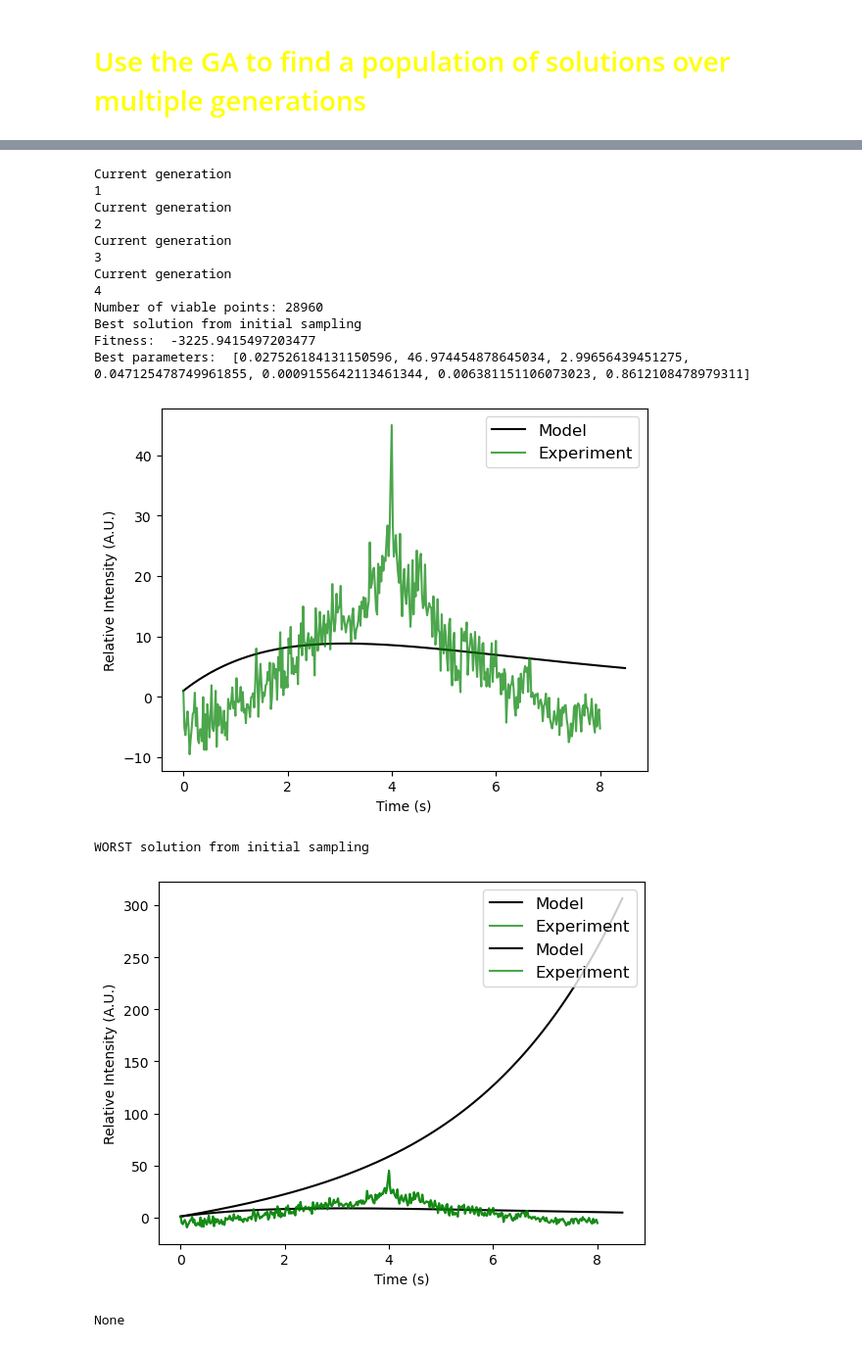
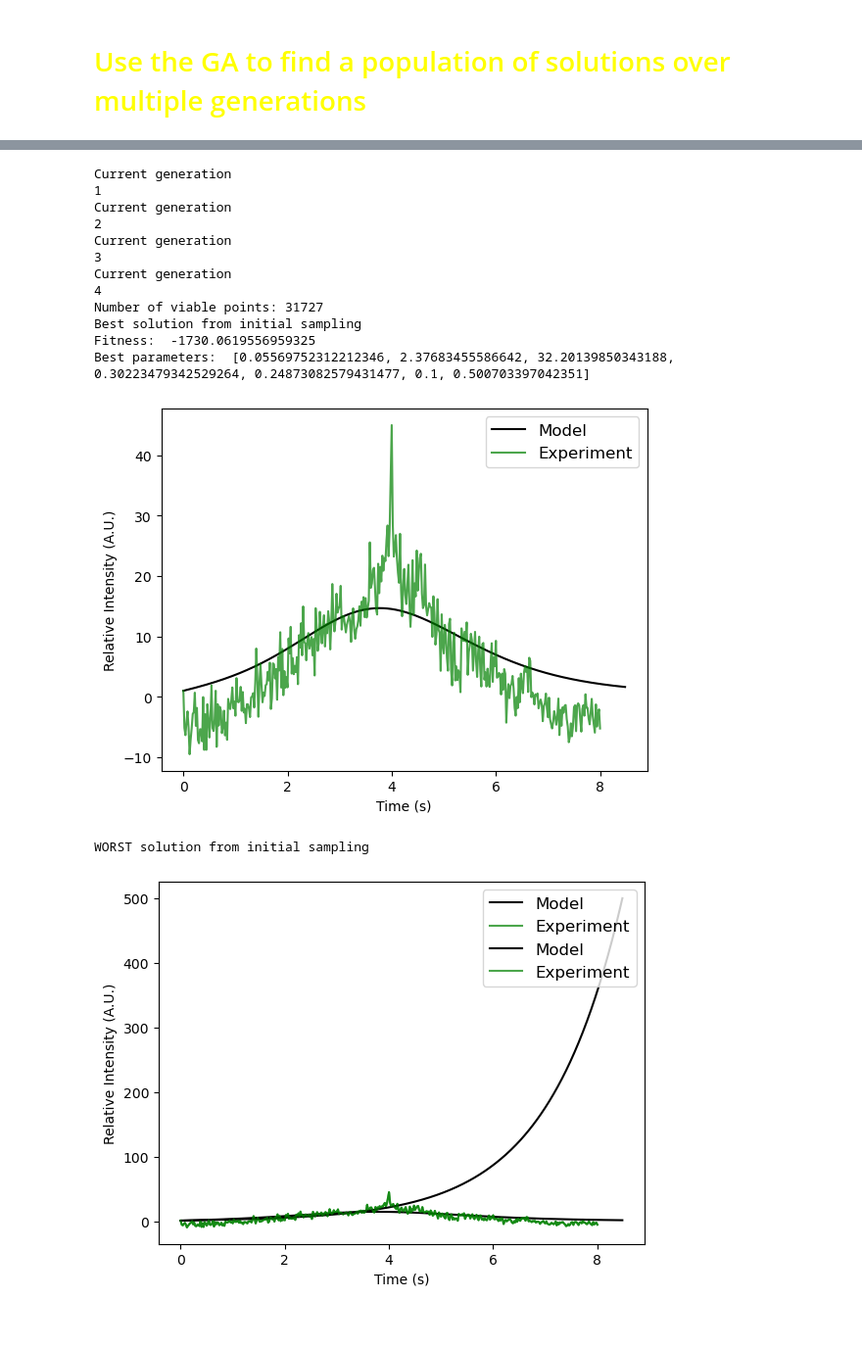
Before and after one commit to lanceman999/dynamin_model, a Jupyter notebook: PythonCode/dynamin1AB_opt_fullKinetics.ipynb, the cells around one changed output, grey strips where cells are left out. Shown: that part at 98% size. Drawn from its saved outputs; the diff is of its cells as text; code cells hidden in the pictures.

```diff
--- a/PythonCode/dynamin1AB_opt_fullKinetics.ipynb
+++ b/PythonCode/dynamin1AB_opt_fullKinetics.ipynb
@@ -222,10 +217,10 @@ class Oscillator:
 		kbDRD=Dsol0*Rdilute0/Dmem0*kfDRD
 		kfhyd=candidate[5] #hydrolysis reaction of dynamin
 		GTPconc = self.GTPconc
-		kfhyd_propagations = candidate[6]
+		kfhyd_propagation = candidate[6]
 
 
-		rateParams=np.array([kfDRC, kfDRD, kbDRD, self.gamma, kfDydy, kfhyd,  GTPconc, kfhyd_propagations])
+		rateParams=np.array([kfDRC, kfDRD, kbDRD, self.gamma, kfDydy, kfhyd,  GTPconc, kfhyd_propagation])
 
         #Solve the ODE from 0 to tMax (8.5 seconds)
 		solution = scipy.integrate.solve_ivp(fun=self.dynaminODE,method='Radau', t_span=(0, self.tMax), y0=initValues, t_eval=self.timePoints, args=(rateParams,), rtol=1e-7, atol=1e-9)
@@ -242,7 +237,7 @@ class Oscillator:
 		# new parameters for disassembly
 		kfhyd=rateParams[5] #rate of hydrolysis of final dynamin helix
 		GTPconc=rateParams[6]
-		kfhyd_propagations = rateParams[7]
+		kfhyd_propagation = rateParams[7]
 
 
 		# Species ("initValues" called in simulate)
@@ -268,8 +263,8 @@ class Oscillator:
 		#rate of dynamin hydrolysis is dependent on the concentration of GTP
 		creation_Dclus_hydro = kfhyd*Dclus*GTPconc
 		creation_2Dclus_hydro = kfhyd*D2Dclus*GTPconc
-		disD2Dclus = kfhyd_propagations * D2Dclus * Dclus_hydro
-		disDclus = kfhyd_propagations * Dclus * Dclus_hydro
+		disD2Dclus = kfhyd_propagation * D2Dclus * Dclus_hydro
+		disDclus = kfhyd_propagation * Dclus * Dclus_hydro
 
 
         #dynamin in solution - Dsol
@@ -615,7 +610,7 @@ class Solver:
 		print("WORST solution from initial sampling")
 		self.model.plotModel(viablePoints[idSort[len(idSort)-1]])
 
-		return viablePoints[idSort[0:5]]
+		#return viablePoints[idSort[0:5]]
 
 		#self.write_sortedParms(viablePoints, viableFitness, twoDVals, fname)
 		#print("wrote to file")
@@ -634,11 +629,11 @@ parameter_ranges = {
             "kfDRD": {"min": 0.0001, "max": 1},
             #rate to bind activator in the dense phase
             #"kfDense": {"min": 0.0001, "max": 1},
-            "kfhyd": {"min": 0.0001, "max": 0.01},
-            "kfhyd_propagations": {"min": 0.1, "max": 1}
+            "kfhyd": {"min": 0.0001, "max": 0.1},
+            "kfhyd_propagation": {"min": 0.1, "max": 1}
             }
 
-paramsToOpt=np.array(["kfDRC","RdiluteDens","targetRateR","targetDensR","kfDRD", "kfhyd", "kfhyd_propagations"])
+paramsToOpt=np.array(["kfDRC","RdiluteDens","targetRateR","targetDensR","kfDRD", "kfhyd", "kfhyd_propagation"])
 # %% [markdown]
 # <font color='yellow'>Simulate a model given input parameters</font>
 # %%
@@ -683,34 +678,32 @@ fitness: [-1631.2176960762808]
 # %% [markdown]
 # <font color='yellow'>Use the GA to find a population of solutions over multiple generations</font>
 # %%
-popSize = 8000
+popSize = 10000
 nGen = 5
 nSamples = 2000
 Dmem0=10 # copies/um2
 Dsol0=10
 
 model = Oscillator(parameter_ranges, paramsToOpt, Dsol0, Dmem0)
 solver = Solver(model, popSize, nGen, nSamples)
-data = solver.run()
-print(data)
+solver.run()
 # %% [output]
 AB isoform is GOINGGGGGG!
 delIntensity HAS A VALUE OF: 1933.0938181818185
 Current generation
 0
 Current generation
 1
 Current generation
 2
 Current generation
 3
 Current generation
 4
-Number of viable points: 28960
+Number of viable points: 31727
 Best solution from initial sampling
-Fitness:  -3225.9415497203477
-Best parameters:  [0.027526184131150596, 46.974454878645034, 2.99656439451275, 0.047125478749961855, 0.0009155642113461344, 0.006381151106073023, 0.8612108478979311]
+Fitness:  -1730.0619556959325
+Best parameters:  [0.05569752312212346, 2.37683455586642, 32.20139850343188, 0.30223479342529264, 0.24873082579431477, 0.1, 0.500703397042351]
-[figure, old version]
+[figure, new version]
 WORST solution from initial sampling
-[figure, old version]
+[figure, new version]
-None
```
Also changed, not shown: parts of 2 cells of this notebook.
